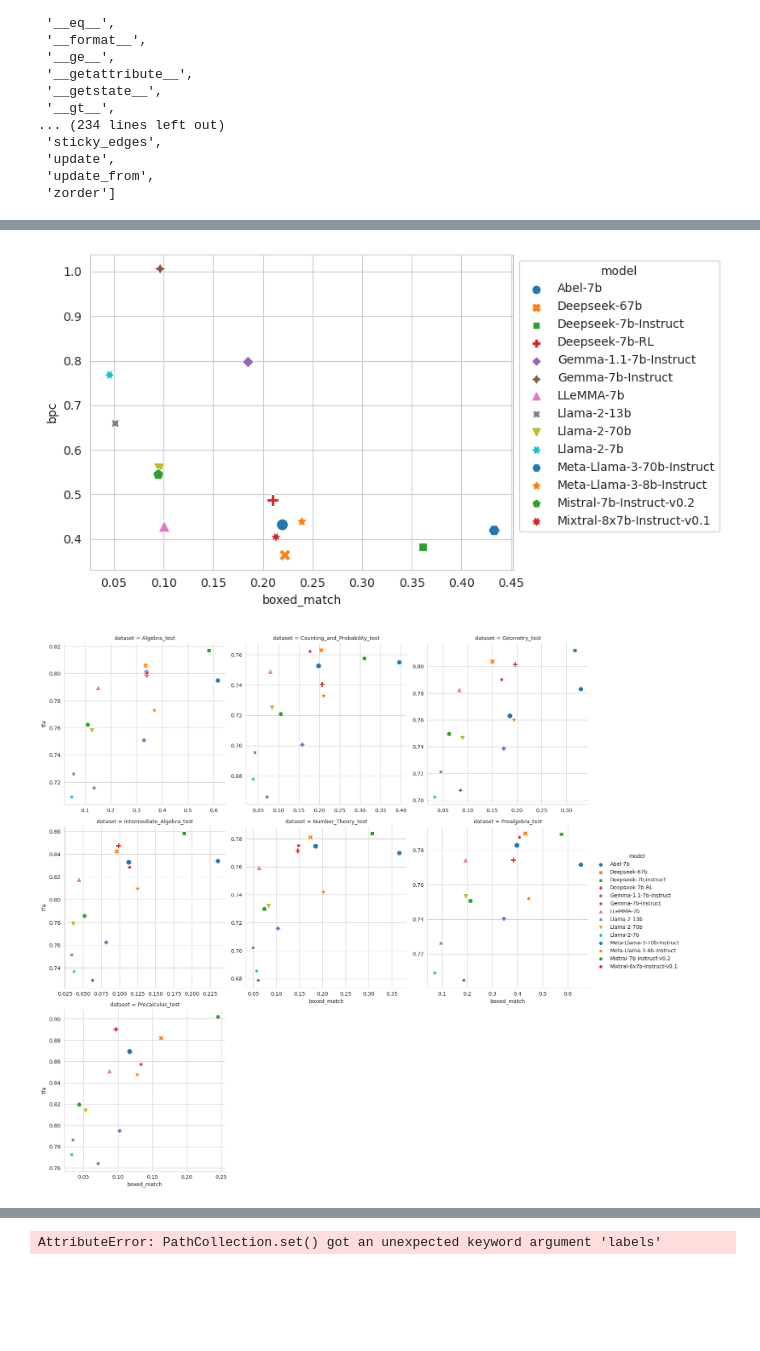
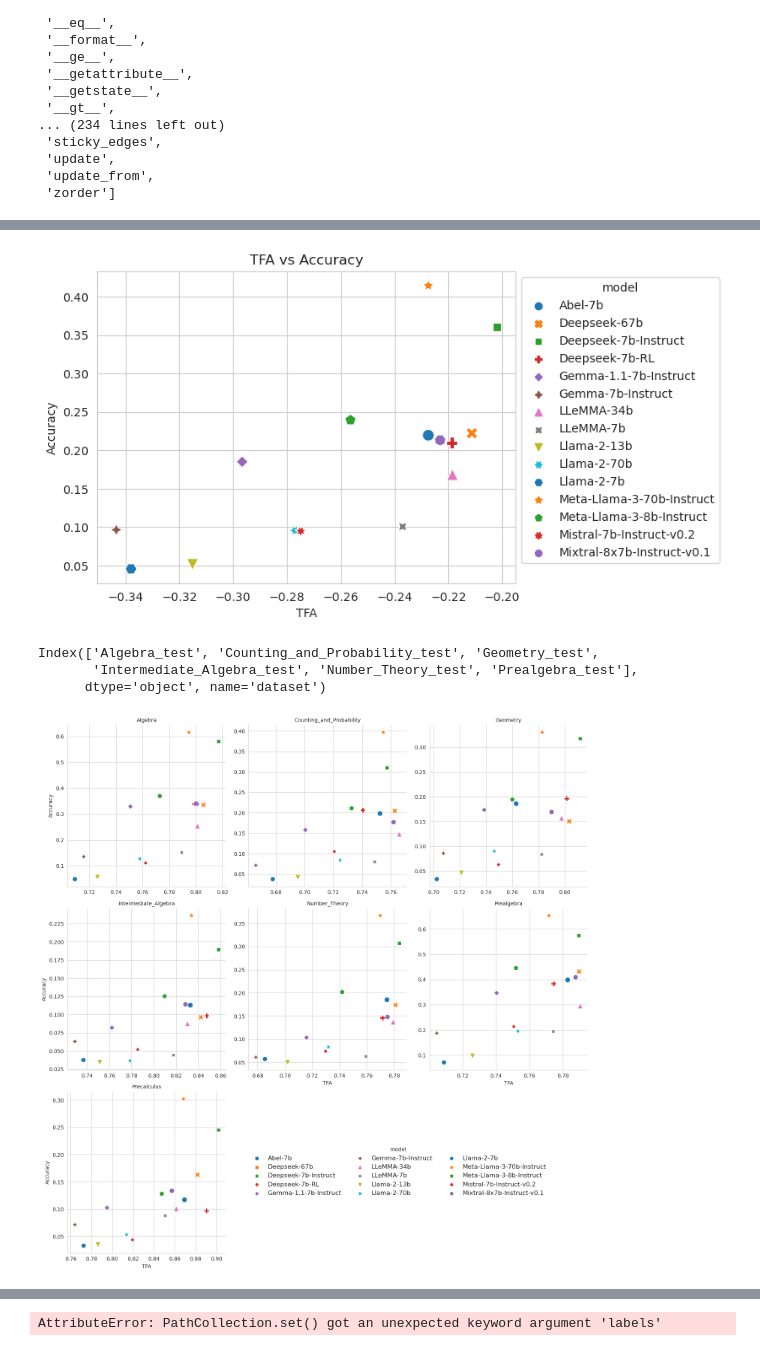
Before and after one commit to kaifronsdal/TheoremSense, a Jupyter notebook: theoremsense/explore_metrics.ipynb, the cells around one changed output, grey strips where cells are left out. Cells and saved outputs as stored; diff of their text form; code cells hidden in the pictures; blank space fills up the shorter version.

```diff
--- a/theoremsense/explore_metrics.ipynb
+++ b/theoremsense/explore_metrics.ipynb
@@ -622,26 +726,52 @@ dir(handles_c[0])
 # %%
 # plot with seaborn
 import seaborn as sns
+import numpy as np
 
 box_match_grouped_model = boxed_match_grouped[boxed_match_grouped.index.isin(tf_grouped.index)].groupby('model').mean()
-tf_grouped_model = tf_grouped.groupby('model').mean()
+tf_grouped_model = tf_grouped[tf_grouped.index.isin(boxed_match_grouped.index)].groupby('model').mean()
 
-ax = sns.scatterplot(data=box_match_grouped_model, x='boxed_match', y=tf_grouped_model['bpc'], hue=box_match_grouped_model.index, style=box_match_grouped_model.index, s=100, palette='tab10')
+ax = sns.scatterplot(data=box_match_grouped_model, y='boxed_match', x=np.log(tf_grouped_model['tfa']),
+                     hue=box_match_grouped_model.index, style=box_match_grouped_model.index, s=100, palette='tab10')
 sns.move_legend(ax, "upper left", bbox_to_anchor=(1, 1))
+# set labels
+plt.xlabel('TFA')
+plt.ylabel('Accuracy')
+plt.title('TFA vs Accuracy')
+
+plt.savefig('tfa_agg.pdf')
 # %% [output]
-[figure, old version]
+[figure, new version]
+# %%
+tf_grouped.index.get_level_values('dataset').unique()
+# %% [output]
+Index(['Algebra_test', 'Counting_and_Probability_test', 'Geometry_test',
+       'Intermediate_Algebra_test', 'Number_Theory_test', 'Prealgebra_test'],
+      dtype='object', name='dataset')
 # %%
 box_match_grouped_model_dataset = boxed_match_grouped[boxed_match_grouped.index.isin(tf_grouped.index)]
-tf_grouped_model_dataset = tf_grouped
-merged_df = box_match_grouped_model_dataset.merge(tf_grouped_model_dataset, left_index=True, right_index=True).reset_index()
+tf_grouped_model_dataset = tf_grouped[tf_grouped.index.isin(boxed_match_grouped.index)]
+merged_df = box_match_grouped_model_dataset.merge(tf_grouped_model_dataset, left_index=True,
+                                                  right_index=True).reset_index()
 
-# ax = sns.scatterplot(data=box_match_grouped_model_dataset, x='boxed_match', y=tf_grouped_model_dataset['tfa'], hue='dataset', style='model', s=100, palette='tab10')
-# sns.move_legend(ax, "upper left", bbox_to_anchor=(1, 1))
+# remove _test from dataset
+merged_df['dataset'] = merged_df['dataset'].str.replace('_test', '').replace('_', ' ')
 
 # instead create a scatter plot for each dataset
 # use sns.FacetGrid to create a scatter plot for each dataset
-sns.relplot(data=merged_df, x='boxed_match', y='tfa', hue='model', style='model', s=100, palette='tab10', kind='scatter', col='dataset', col_wrap=3, facet_kws=dict(sharex=False, sharey=False))
-plt.show()
+# set x and ylabels for each plot
+p = sns.relplot(data=merged_df, y='boxed_match', x='tfa', hue='model', style='model', s=100, palette='tab10',
+            kind='scatter', col='dataset', col_wrap=3, facet_kws=dict(sharex=False, sharey=False))
+
+# set labels
+p.set_axis_labels('TFA', 'Accuracy')
+p.set_titles('{col_name}')
+
+# move the legend to be in the bottom right
+sns.move_legend(p, "lower right", bbox_to_anchor=(0.8, 0.13), ncol=3, fontsize='large')
+
+# save as a pdf
+plt.savefig('tfa_all.pdf')
 # %% [output]
-[figure, old version]
+[figure, new version]
 # %%
```
Also changed, not shown: parts of 30 cells of this notebook, 6 other files.
